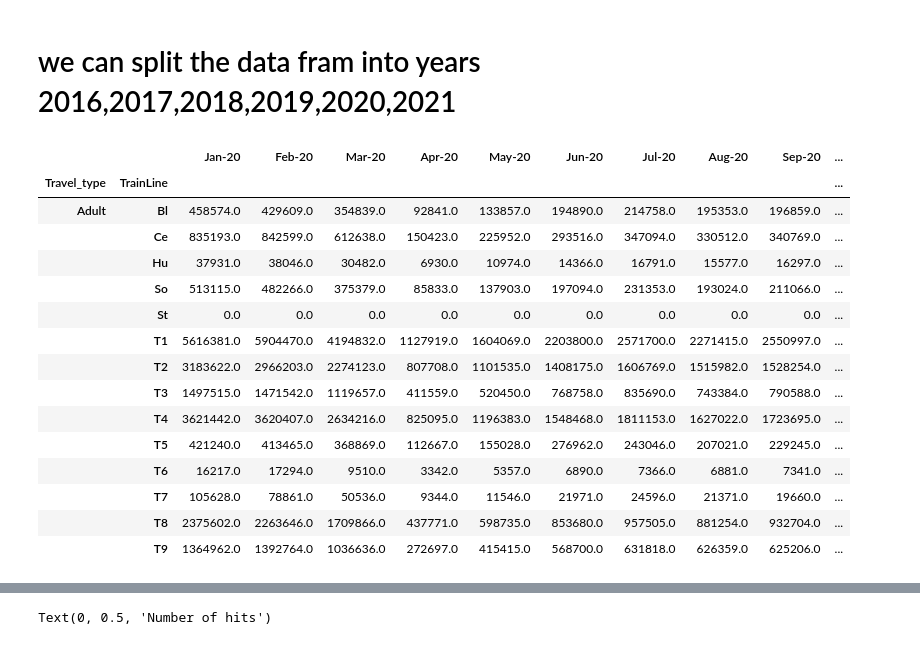
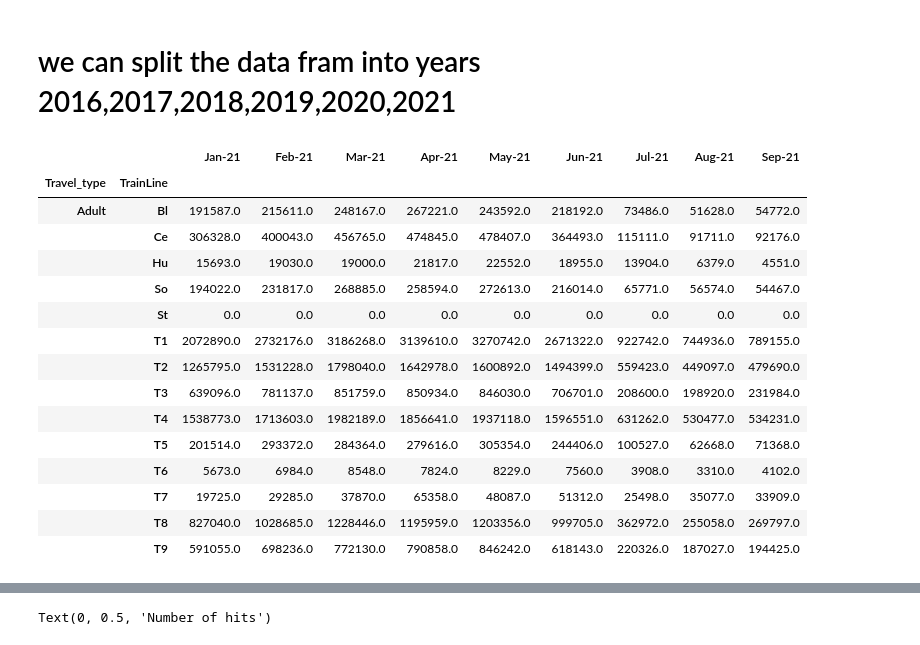
Before and after one commit to lionscanroar/Transport-Analysis, a Jupyter notebook: Project Main .ipynb, the cells around one changed output, grey strips where cells are left out. Cells and saved outputs as stored; diff of their text form; code cells hidden in the pictures.

```diff
--- a/Project Main .ipynb
+++ b/Project Main .ipynb
@@ -212,20 +233,20 @@ sumadult21 = adult21.sum()
 ## final table that has the total adult table with yearly total
 # %%
-sumadult20
+sumadult21
 # %% [output]
-|  |  | Jan-20 | Feb-20 | Mar-20 | Apr-20 | May-20 | Jun-20 | Jul-20 | Aug-20 | Sep-20 | ... |
-| Travel_type | TrainLine |  |  |  |  |  |  |  |  |  | ... |
-| Adult | Bl | 458574.0 | 429609.0 | 354839.0 | 92841.0 | 133857.0 | 194890.0 | 214758.0 | 195353.0 | 196859.0 | ... |
-|  | Ce | 835193.0 | 842599.0 | 612638.0 | 150423.0 | 225952.0 | 293516.0 | 347094.0 | 330512.0 | 340769.0 | ... |
-|  | Hu | 37931.0 | 38046.0 | 30482.0 | 6930.0 | 10974.0 | 14366.0 | 16791.0 | 15577.0 | 16297.0 | ... |
-|  | So | 513115.0 | 482266.0 | 375379.0 | 85833.0 | 137903.0 | 197094.0 | 231353.0 | 193024.0 | 211066.0 | ... |
-|  | St | 0.0 | 0.0 | 0.0 | 0.0 | 0.0 | 0.0 | 0.0 | 0.0 | 0.0 | ... |
-|  | T1 | 5616381.0 | 5904470.0 | 4194832.0 | 1127919.0 | 1604069.0 | 2203800.0 | 2571700.0 | 2271415.0 | 2550997.0 | ... |
-|  | T2 | 3183622.0 | 2966203.0 | 2274123.0 | 807708.0 | 1101535.0 | 1408175.0 | 1606769.0 | 1515982.0 | 1528254.0 | ... |
-|  | T3 | 1497515.0 | 1471542.0 | 1119657.0 | 411559.0 | 520450.0 | 768758.0 | 835690.0 | 743384.0 | 790588.0 | ... |
-|  | T4 | 3621442.0 | 3620407.0 | 2634216.0 | 825095.0 | 1196383.0 | 1548468.0 | 1811153.0 | 1627022.0 | 1723695.0 | ... |
-|  | T5 | 421240.0 | 413465.0 | 368869.0 | 112667.0 | 155028.0 | 276962.0 | 243046.0 | 207021.0 | 229245.0 | ... |
-|  | T6 | 16217.0 | 17294.0 | 9510.0 | 3342.0 | 5357.0 | 6890.0 | 7366.0 | 6881.0 | 7341.0 | ... |
-|  | T7 | 105628.0 | 78861.0 | 50536.0 | 9344.0 | 11546.0 | 21971.0 | 24596.0 | 21371.0 | 19660.0 | ... |
-|  | T8 | 2375602.0 | 2263646.0 | 1709866.0 | 437771.0 | 598735.0 | 853680.0 | 957505.0 | 881254.0 | 932704.0 | ... |
-|  | T9 | 1364962.0 | 1392764.0 | 1036636.0 | 272697.0 | 415415.0 | 568700.0 | 631818.0 | 626359.0 | 625206.0 | ... |
+|  |  | Jan-21 | Feb-21 | Mar-21 | Apr-21 | May-21 | Jun-21 | Jul-21 | Aug-21 | Sep-21 |
+| Travel_type | TrainLine |  |  |  |  |  |  |  |  |  |
+| Adult | Bl | 191587.0 | 215611.0 | 248167.0 | 267221.0 | 243592.0 | 218192.0 | 73486.0 | 51628.0 | 54772.0 |
+|  | Ce | 306328.0 | 400043.0 | 456765.0 | 474845.0 | 478407.0 | 364493.0 | 115111.0 | 91711.0 | 92176.0 |
+|  | Hu | 15693.0 | 19030.0 | 19000.0 | 21817.0 | 22552.0 | 18955.0 | 13904.0 | 6379.0 | 4551.0 |
+|  | So | 194022.0 | 231817.0 | 268885.0 | 258594.0 | 272613.0 | 216014.0 | 65771.0 | 56574.0 | 54467.0 |
+|  | St | 0.0 | 0.0 | 0.0 | 0.0 | 0.0 | 0.0 | 0.0 | 0.0 | 0.0 |
+|  | T1 | 2072890.0 | 2732176.0 | 3186268.0 | 3139610.0 | 3270742.0 | 2671322.0 | 922742.0 | 744936.0 | 789155.0 |
+|  | T2 | 1265795.0 | 1531228.0 | 1798040.0 | 1642978.0 | 1600892.0 | 1494399.0 | 559423.0 | 449097.0 | 479690.0 |
+|  | T3 | 639096.0 | 781137.0 | 851759.0 | 850934.0 | 846030.0 | 706701.0 | 208600.0 | 198920.0 | 231984.0 |
+|  | T4 | 1538773.0 | 1713603.0 | 1982189.0 | 1856641.0 | 1937118.0 | 1596551.0 | 631262.0 | 530477.0 | 534231.0 |
+|  | T5 | 201514.0 | 293372.0 | 284364.0 | 279616.0 | 305354.0 | 244406.0 | 100527.0 | 62668.0 | 71368.0 |
+|  | T6 | 5673.0 | 6984.0 | 8548.0 | 7824.0 | 8229.0 | 7560.0 | 3908.0 | 3310.0 | 4102.0 |
+|  | T7 | 19725.0 | 29285.0 | 37870.0 | 65358.0 | 48087.0 | 51312.0 | 25498.0 | 35077.0 | 33909.0 |
+|  | T8 | 827040.0 | 1028685.0 | 1228446.0 | 1195959.0 | 1203356.0 | 999705.0 | 362972.0 | 255058.0 | 269797.0 |
+|  | T9 | 591055.0 | 698236.0 | 772130.0 | 790858.0 | 846242.0 | 618143.0 | 220326.0 | 187027.0 | 194425.0 |
```
Also changed, not shown: parts of 15 cells of this notebook.
